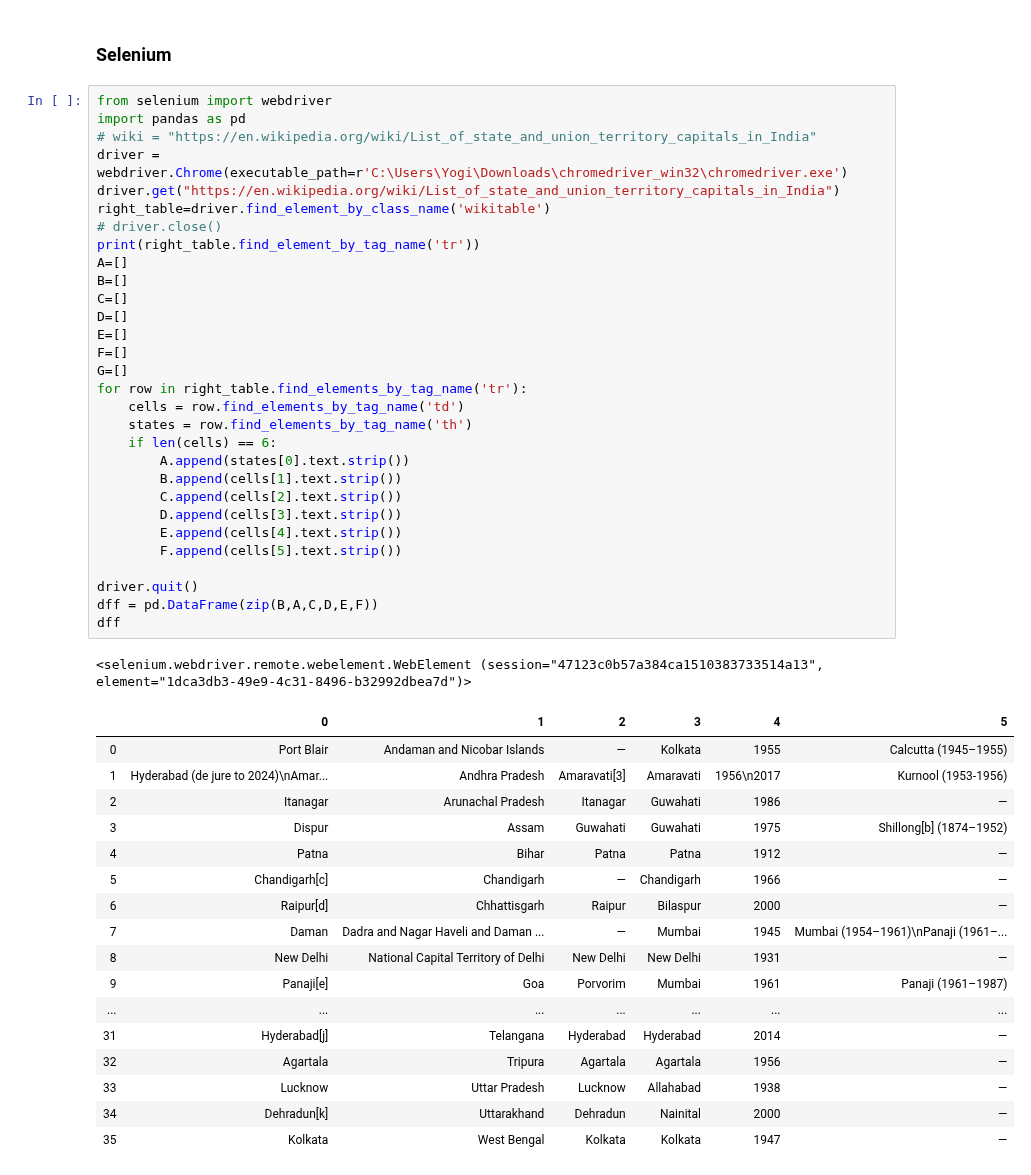
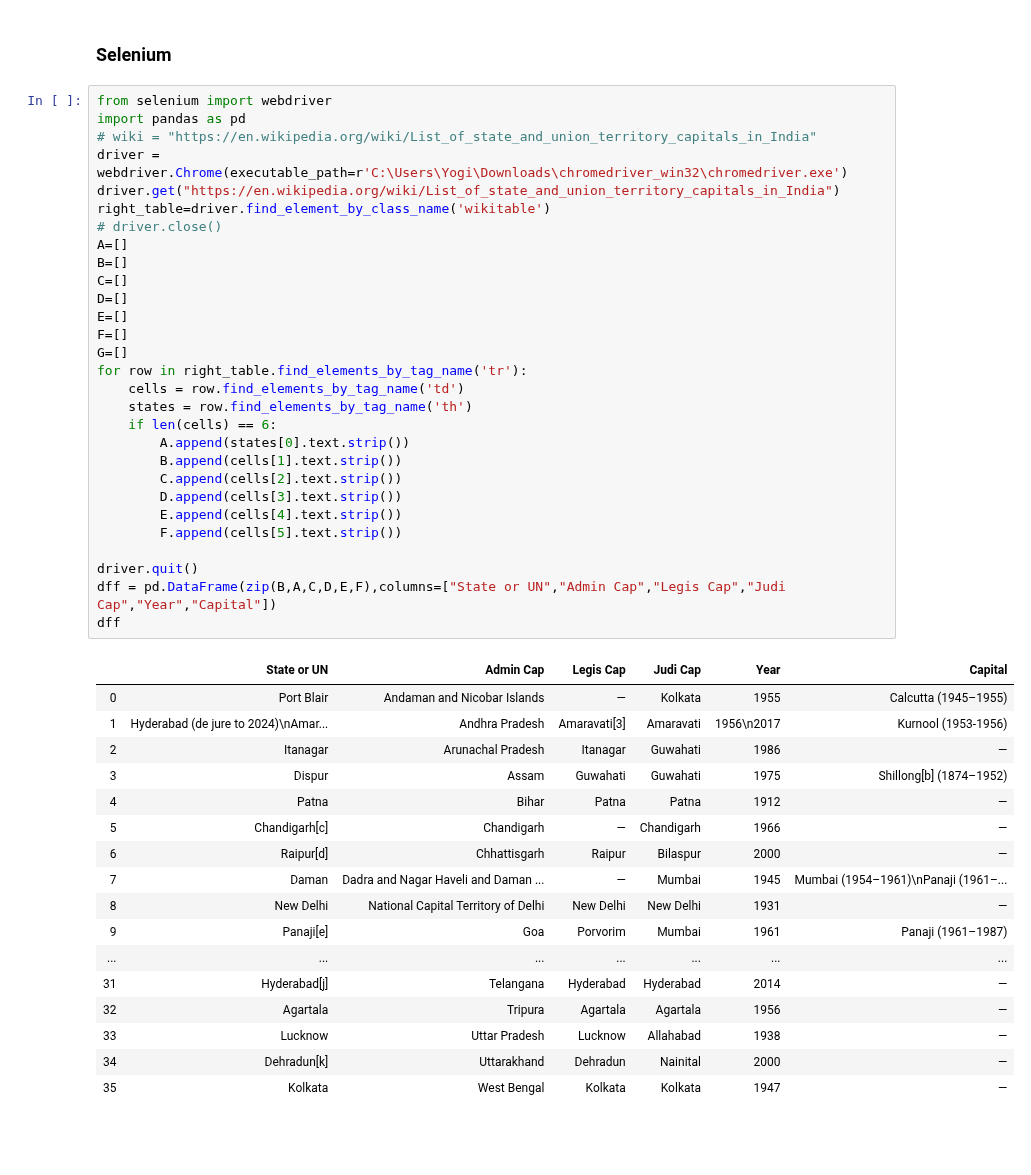
Before and after one commit to Yogendra3112/data_science, a Jupyter notebook: Web Scraping.ipynb, the cells around one changed output. Drawn from its saved outputs; the diff is of its cells as text; blank space fills up the shorter version.

```diff
--- a/Web Scraping.ipynb
+++ b/Web Scraping.ipynb
@@ -284,36 +284,34 @@ git_data["2019-12-13":"2020-01"]                  # dates range
 # %%
 from selenium import webdriver
 import pandas as pd
 # wiki = "https://en.wikipedia.org/wiki/List_of_state_and_union_territory_capitals_in_India"
 driver = webdriver.Chrome(executable_path=r'C:\Users\Yogi\Downloads\chromedriver_win32\chromedriver.exe')
 driver.get("https://en.wikipedia.org/wiki/List_of_state_and_union_territory_capitals_in_India")
 right_table=driver.find_element_by_class_name('wikitable')
 # driver.close()
-print(right_table.find_element_by_tag_name('tr'))
 A=[]
 B=[]
 C=[]
 D=[]
 E=[]
 F=[]
 G=[]
 for row in right_table.find_elements_by_tag_name('tr'):
     cells = row.find_elements_by_tag_name('td')
     states = row.find_elements_by_tag_name('th')
     if len(cells) == 6:
         A.append(states[0].text.strip())
         B.append(cells[1].text.strip())
         C.append(cells[2].text.strip())
         D.append(cells[3].text.strip())
         E.append(cells[4].text.strip())
         F.append(cells[5].text.strip())
 
 driver.quit()
-dff = pd.DataFrame(zip(B,A,C,D,E,F))
+dff = pd.DataFrame(zip(B,A,C,D,E,F),columns=["State or UN","Admin Cap","Legis Cap","Judi Cap","Year","Capital"])
 dff
 # %% [output]
-<selenium.webdriver.remote.webelement.WebElement (session="47123c0b57a384ca1510383733514a13", element="1dca3db3-49e9-4c31-8496-b32992dbea7d")>
-|  | 0 | 1 | 2 | 3 | 4 | 5 |
+|  | State or UN | Admin Cap | Legis Cap | Judi Cap | Year | Capital |
 | 0 | Port Blair | Andaman and Nicobar Islands | — | Kolkata | 1955 | Calcutta (1945–1955) |
 | 1 | Hyderabad (de jure to 2024)\nAmar... | Andhra Pradesh | Amaravati[3] | Amaravati | 1956\n2017 | Kurnool (1953-1956) |
 | 2 | Itanagar | Arunachal Pradesh | Itanagar | Guwahati | 1986 | — |
```
Also changed, not shown: parts of 2 cells of this notebook.
